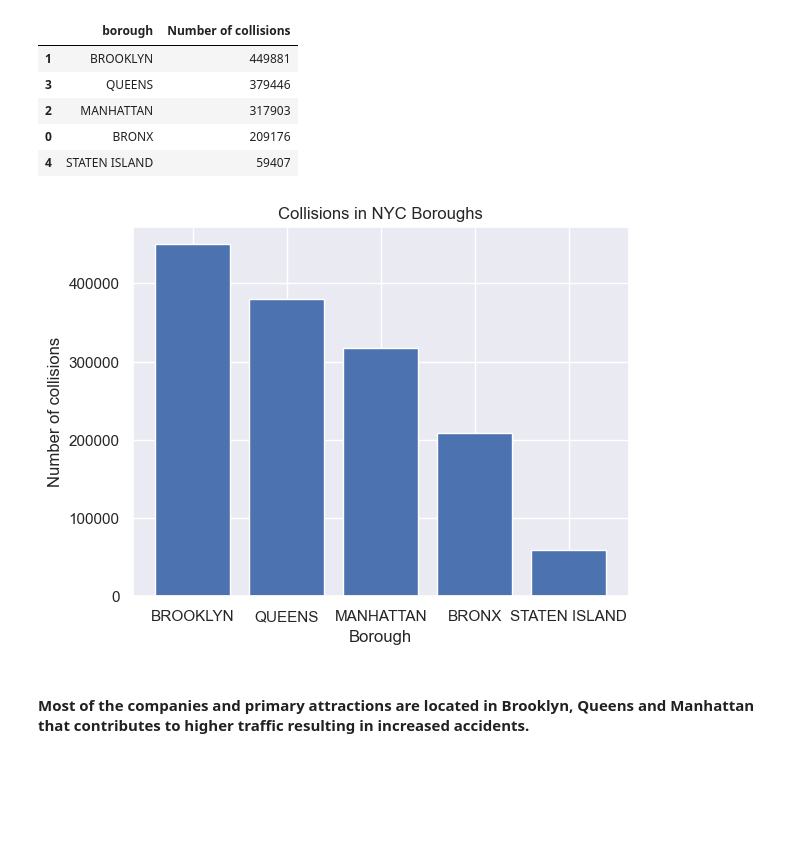
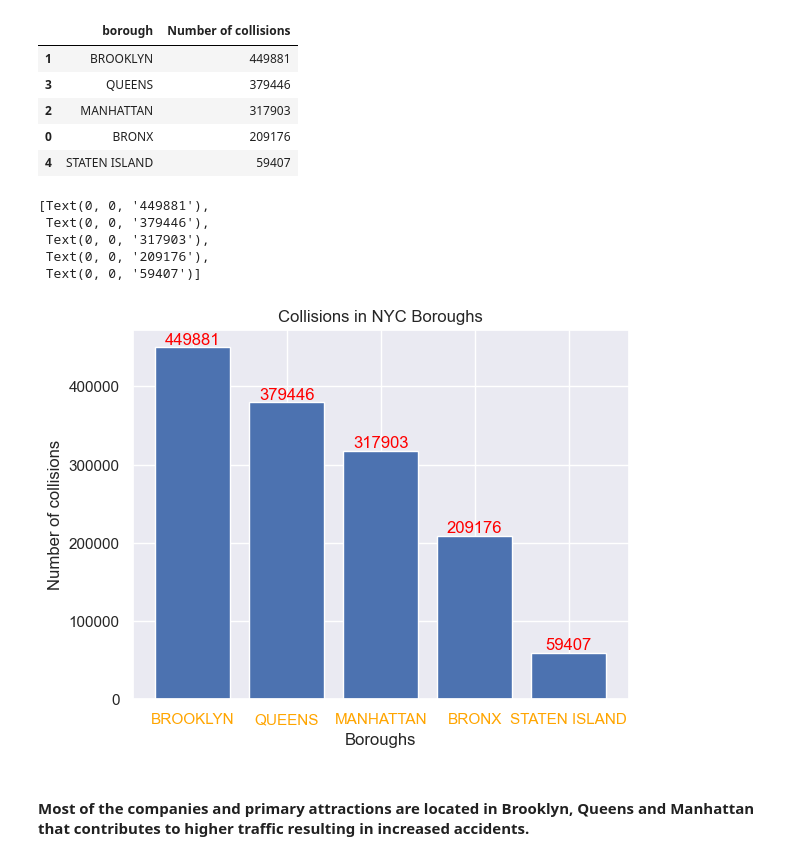
Before and after one commit to Pythorium-Quartet/Motor-Vehicle-Collison-Analysis, a Jupyter notebook: MotorVechicleCollisions_NYC.ipynb, the cells around one changed output. Cells and saved outputs as stored; diff of their text form; code cells hidden in the pictures; blank space fills up the shorter version.

```diff
--- a/MotorVechicleCollisions_NYC.ipynb
+++ b/MotorVechicleCollisions_NYC.ipynb
@@ -129,14 +129,27 @@ borough_df
 # %%
 # Plot the bar chart to visually compare the number of collisions in New York boroughs
 
-plt.bar(borough_df['borough'],borough_df['Number of collisions'])
-plt.xlabel('Borough')
-plt.ylabel('Number of collisions')
-plt.title('Collisions in NYC Boroughs')
+#plt.bar(borough_df['borough'],borough_df['Number of collisions'])
+#plt.xlabel('Boroughs')
+#plt.ylabel('Number of collisions')
+#plt.title('Collisions in NYC Boroughs')
+#plt.show()
 
-plt.show()
+fig, ax = plt.subplots()
+ax.set_xlabel('Boroughs')
+ax.set_ylabel('Number of collisions')
+ax.set_title('Collisions in NYC Boroughs')
+x_pos = np.arange(len(borough_df['borough']))
+ax.set_xticks(x_pos, borough_df['borough'], color='orange')
+bars = ax.bar(borough_df['borough'],borough_df['Number of collisions'])
+ax.bar_label(bars, color = 'red')
 # %% [output]
+[Text(0, 0, '449881'),
+ Text(0, 0, '379446'),
+ Text(0, 0, '317903'),
+ Text(0, 0, '209176'),
+ Text(0, 0, '59407')]
-[figure, old version]
+[figure, new version]
 # %% [markdown]
 #### Most of the companies and primary attractions are located in Brooklyn, Queens and Manhattan that contributes to higher traffic resulting in increased accidents.
 # %% [markdown]
```
Also changed, not shown: parts of 3 cells of this notebook.
